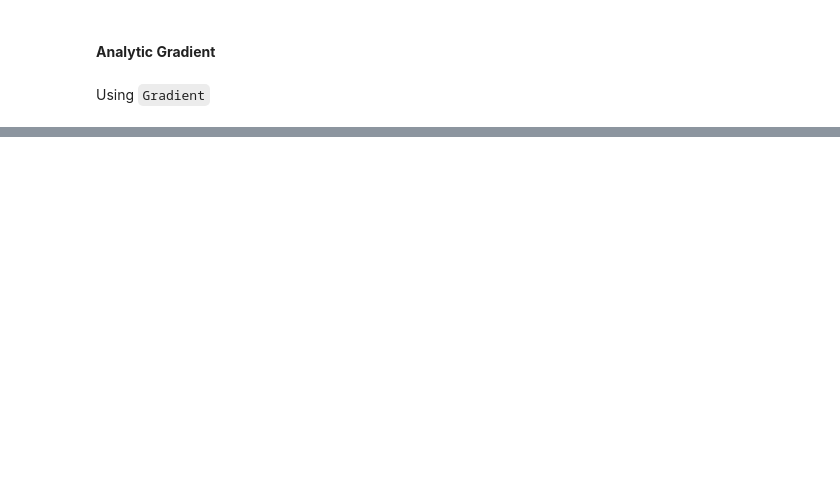
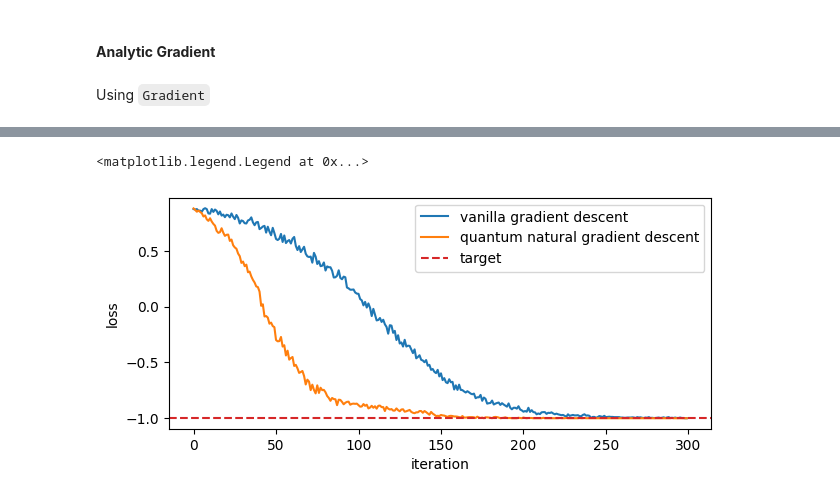
Before and after one commit to devsgnr/learning-quantum, a Jupyter notebook: notebooks/qiskit_05.ipynb, the cells around one changed output, grey strips where cells are left out. Saved outputs shown, nothing was run; the diff lists cells and outputs as text; code cells hidden in the pictures; blank space fills up the shorter version.

```diff
--- a/notebooks/qiskit_05.ipynb
+++ b/notebooks/qiskit_05.ipynb
@@ -99,0 +100,2 @@ sampler.convert(gradient, value_dict).eval().real
+# %%
+point = np.array([0.43253681, 0.09507794, 0.42805949, 0.34210341])
@@ -99,0 +164,25 @@ sampler.convert(gradient, value_dict).eval().real
+# %%
+#Quantum Natural Gradient
+qng_log = OptimerLog()
+qng = GradientDescent(
+    maxiter=300,
+    learning_rate=0.01,
+    callback=qng_log.update
+)
+
+qng_result = qng.minimize (
+    evaluate_expectation,
+    point,
+    evaluate_natural_gradient
+)
+
+plt.figure(figsize=(7, 3))
+plt.plot(gd_log.loss, c="C0", label="vanilla gradient descent")
+plt.plot(qng_log.loss, c="C1", label="quantum natural gradient descent")
+plt.axhline(-1, ls="--", c="C3", label="target")
+plt.xlabel("iteration")
+plt.ylabel("loss")
+plt.legend()
+# %% [output]
+<matplotlib.legend.Legend at 0x...>
+[figure, added]
```
Also changed, not shown: parts of 14 cells of this notebook, 2 other files.
